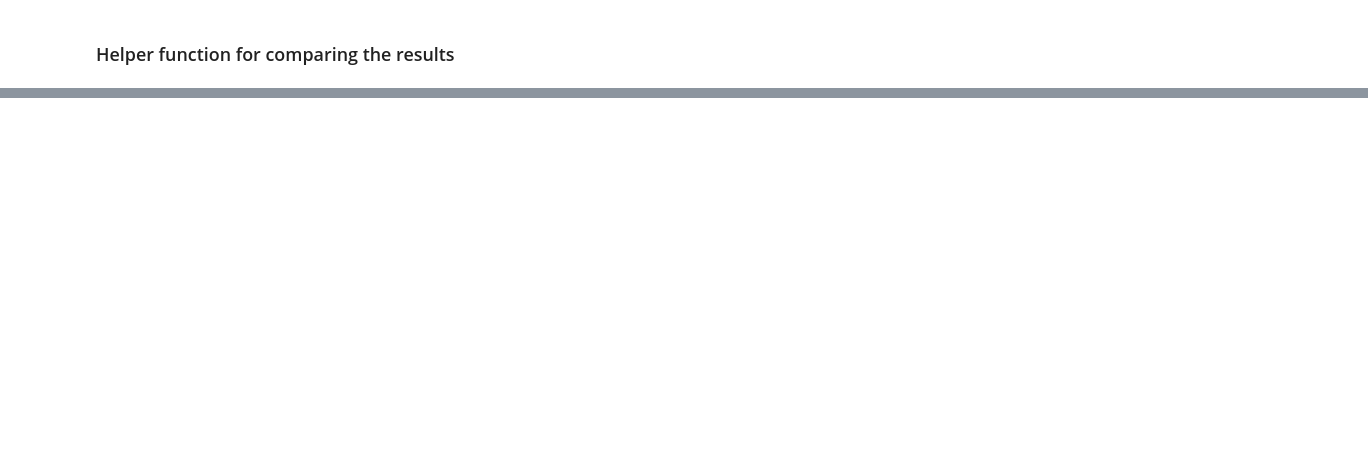
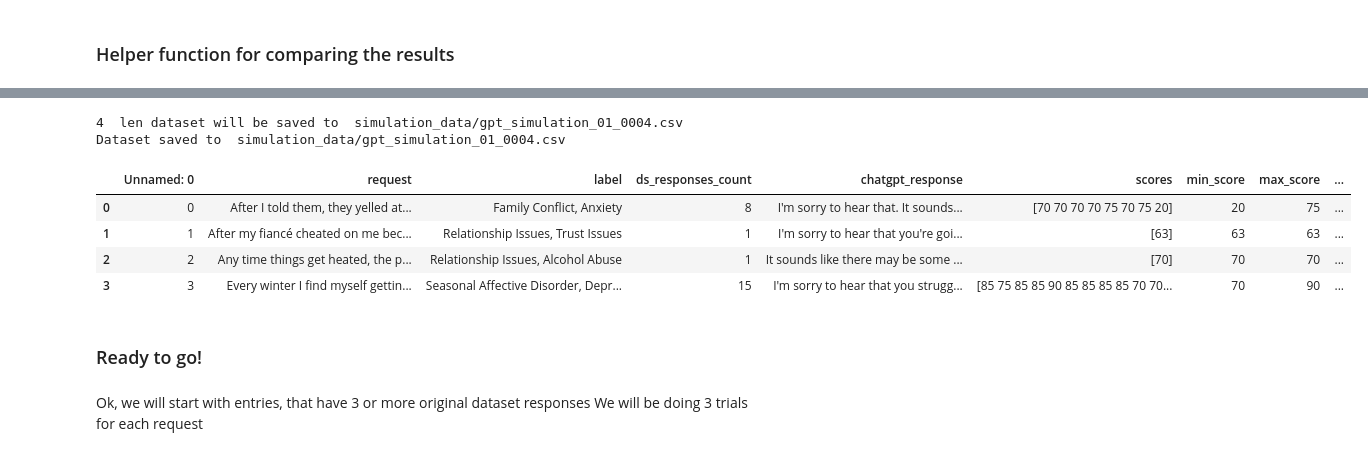
Before and after one commit to MIT-Emerging-Talent/2024-group-03-cdsp, a Jupyter notebook: 3_data_analysis/chatgpt_simulation/notebook_chatgpt_simulation.ipynb, the cells around one changed output, grey strips where cells are left out. Saved outputs shown, nothing was run; the diff lists cells and outputs as text; code cells hidden in the pictures; blank space fills up the shorter version.

Commit message:
added labeling, and everything for simulation, test on small runs

```diff
--- a/3_data_analysis/chatgpt_simulation/notebook_chatgpt_simulation.ipynb
+++ b/3_data_analysis/chatgpt_simulation/notebook_chatgpt_simulation.ipynb
@@ -956,0 +580,20 @@ I'm sorry that you are having a difficult time.I wonder about how your friendshi
+# %%
+save_simulation_dataset()
+# %% [output]
+4  len dataset will be saved to  simulation_data/gpt_simulation_01_0004.csv
+Dataset saved to  simulation_data/gpt_simulation_01_0004.csv
+# %%
+test=pd.read_csv('simulation_data/gpt_simulation_01_0004.csv')
+# %%
+test
+# %% [output]
+|  | Unnamed: 0 | request | label | ds_responses_count | chatgpt_response | scores | min_score | max_score | ... |
+| 0 | 0 | After I told them, they yelled at... | Family Conflict, Anxiety | 8 | I'm sorry to hear that. It sounds... | [70 70 70 70 75 70 75 20] | 20 | 75 | ... |
+| 1 | 1 | After my fiancé cheated on me bec... | Relationship Issues, Trust Issues | 1 | I'm sorry to hear that you're goi... | [63] | 63 | 63 | ... |
+| 2 | 2 | Any time things get heated, the p... | Relationship Issues, Alcohol Abuse | 1 | It sounds like there may be some ... | [70] | 70 | 70 | ... |
+| 3 | 3 | Every winter I find myself gettin... | Seasonal Affective Disorder, Depr... | 15 | I'm sorry to hear that you strugg... | [85 75 85 85 90 85 85 85 85 70 70... | 70 | 90 | ... |
+# %% [markdown]
+### Ready to go!
+# %% [markdown]
+Ok, we will start with entries, that have 3 or more original dataset responses
+We will be doing 3 trials for each request
```
Also changed, not shown: parts of 114 cells of this notebook, 5 other files.
